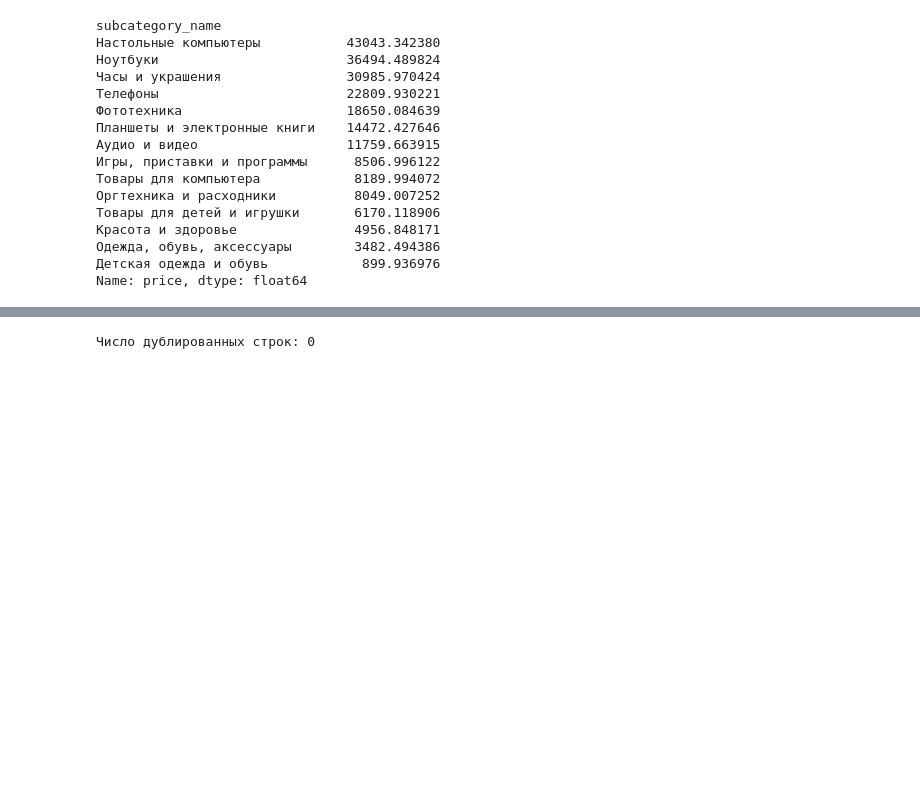
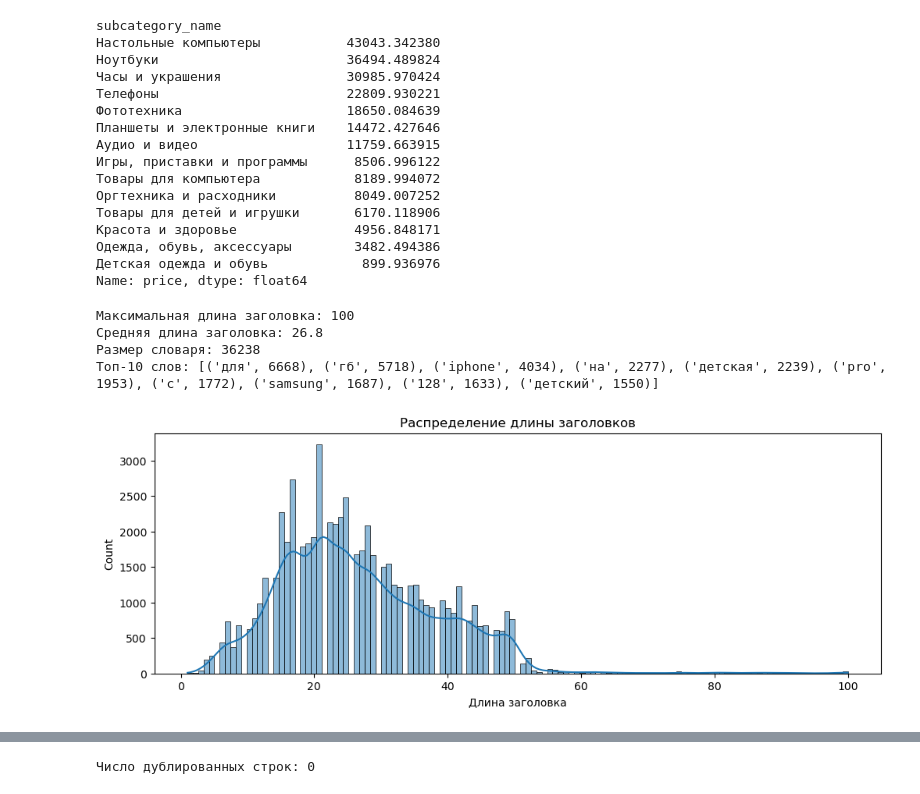
Before and after one commit to vainmoon/PriceAlchemists, a Jupyter notebook: EDA&baseline/IM_EDA.ipynb, the cells around one changed output, grey strips where cells are left out. Saved outputs shown, nothing was run; the diff lists cells and outputs as text; code cells hidden in the pictures; blank space fills up the shorter version.

```diff
--- a/EDA&baseline/IM_EDA.ipynb
+++ b/EDA&baseline/IM_EDA.ipynb
@@ -188,3 +144,34 @@ subcategory_name
 Одежда, обувь, аксессуары        3482.494386
 Детская одежда и обувь            899.936976
 Name: price, dtype: float64
+# %%
+from collections import Counter
+import re
+
+# Анализ текстов
+df["title_len"] = df["title"].fillna("").apply(len)
+df["title_word_count"] = df["title"].fillna("").apply(lambda x: len(x.split()))
+
+# Частота слов
+all_words = " ".join(df["title"].dropna()).lower().split()
+word_counts = Counter(all_words)
+
+# Статистика
+print("Максимальная длина заголовка:", df["title_len"].max())
+print("Средняя длина заголовка:", round(df["title_len"].mean(), 2))
+print("Размер словаря:", len(word_counts))
+print("Топ-10 слов:", word_counts.most_common(10))
+# %% [output]
+Максимальная длина заголовка: 100
+Средняя длина заголовка: 26.8
+Размер словаря: 36238
+Топ-10 слов: [('для', 6668), ('гб', 5718), ('iphone', 4034), ('на', 2277), ('детская', 2239), ('pro', 1953), ('с', 1772), ('samsung', 1687), ('128', 1633), ('детский', 1550)]
+# %%
+# Визуализация
+plt.figure(figsize=(12, 4))
+sns.histplot(df["title_len"], kde=True)
+plt.title("Распределение длины заголовков")
+plt.xlabel("Длина заголовка")
+plt.show()
+# %% [output]
+[figure, added]
```
Also changed, not shown: parts of 14 cells of this notebook.
